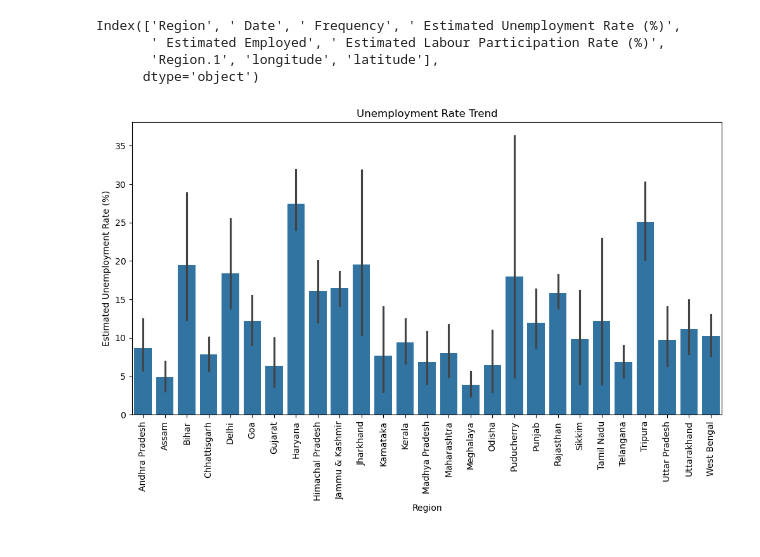
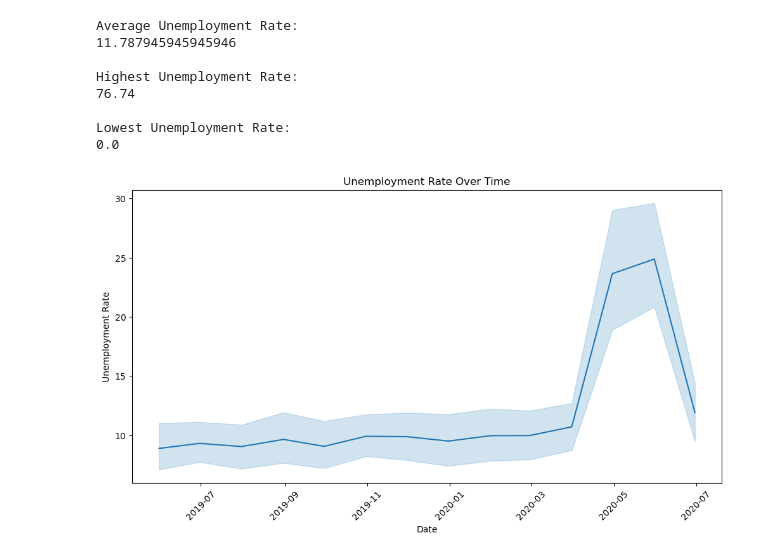
Before and after one commit to Mounish-Reddyy/CodeAlpha_umployment-rate-in-india, a Jupyter notebook: unemployment.ipynb, the cells around one changed output. Cells and saved outputs as stored; diff of their text form; code cells hidden in the pictures.

```diff
--- a/unemployment.ipynb
+++ b/unemployment.ipynb
@@ -3,5 +4,5 @@ import pandas as pd
 import matplotlib.pyplot as plt
 import seaborn as sns
 # %%
-df = pd.read_csv("Unemployment_Rate_upto_11_2020.csv")
-dg = pd.read_csv("Unemployment in India.csv")
+df = pd.read_csv("Unemployment in India.csv")
+print(df.head())
@@ -18,2 +41,2 @@ dg.head()
 # %%
-df.info()
+df = df.dropna()
@@ -37,2 +43,13 @@ memory usage: 18.9+ KB
 # %%
-df.isnull().sum()
+df.columns = [
+    'Region',
+    'Date',
+    'Frequency',
+    'Estimated_Unemployment_Rate',
+    'Estimated_Employed',
+    'Estimated_Labour_Participation_Rate',
+    'Area'
+]
+
+# Convert Date Column
+df['Date'] = pd.to_datetime(df['Date'])
@@ -50,20 +56,35 @@ dtype: int64
 # %%
-df.columns
+print("\nAverage Unemployment Rate:")
+print(df['Estimated_Unemployment_Rate'].mean())
+
+print("\nHighest Unemployment Rate:")
+print(df['Estimated_Unemployment_Rate'].max())
+
+print("\nLowest Unemployment Rate:")
+print(df['Estimated_Unemployment_Rate'].min())
 # %% [output]
-Index(['Region', ' Date', ' Frequency', ' Estimated Unemployment Rate (%)',
-       ' Estimated Employed', ' Estimated Labour Participation Rate (%)',
-       'Region.1', 'longitude', 'latitude'],
-      dtype='object')
+Average Unemployment Rate:
+11.787945945945946
+
+Highest Unemployment Rate:
+76.74
+
+Lowest Unemployment Rate:
+0.0
 # %%
 plt.figure(figsize=(12,6))
 
-sns.barplot(x='Region', y='Estimated Unemployment Rate (%)', data=df)
+sns.lineplot(
+    x='Date',
+    y='Estimated_Unemployment_Rate',
+    data=df
+)
 
-plt.xticks(rotation=90)
-
-plt.title("Unemployment Rate Trend")
-
+plt.title("Unemployment Rate Over Time")
+plt.xlabel("Date")
+plt.ylabel("Unemployment Rate")
+plt.xticks(rotation=45)
 plt.show()
 # %% [output]
-[figure, old version]
+[figure, new version]
 # %%
```
Also changed, not shown: parts of 9 cells of this notebook.
